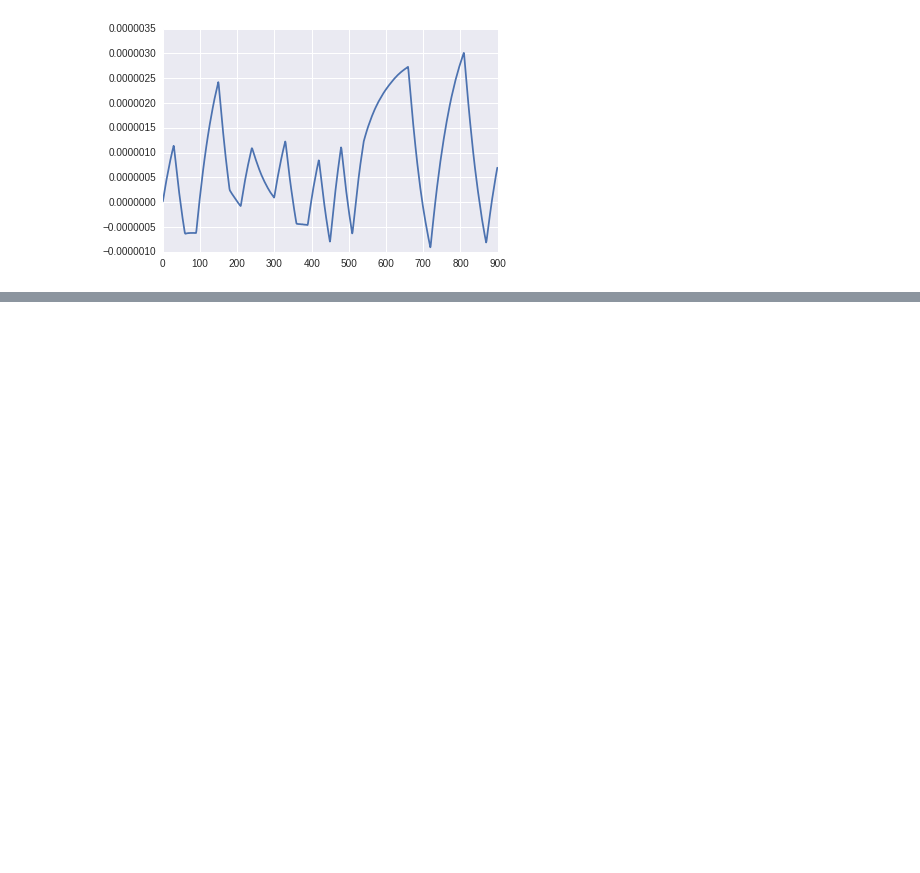
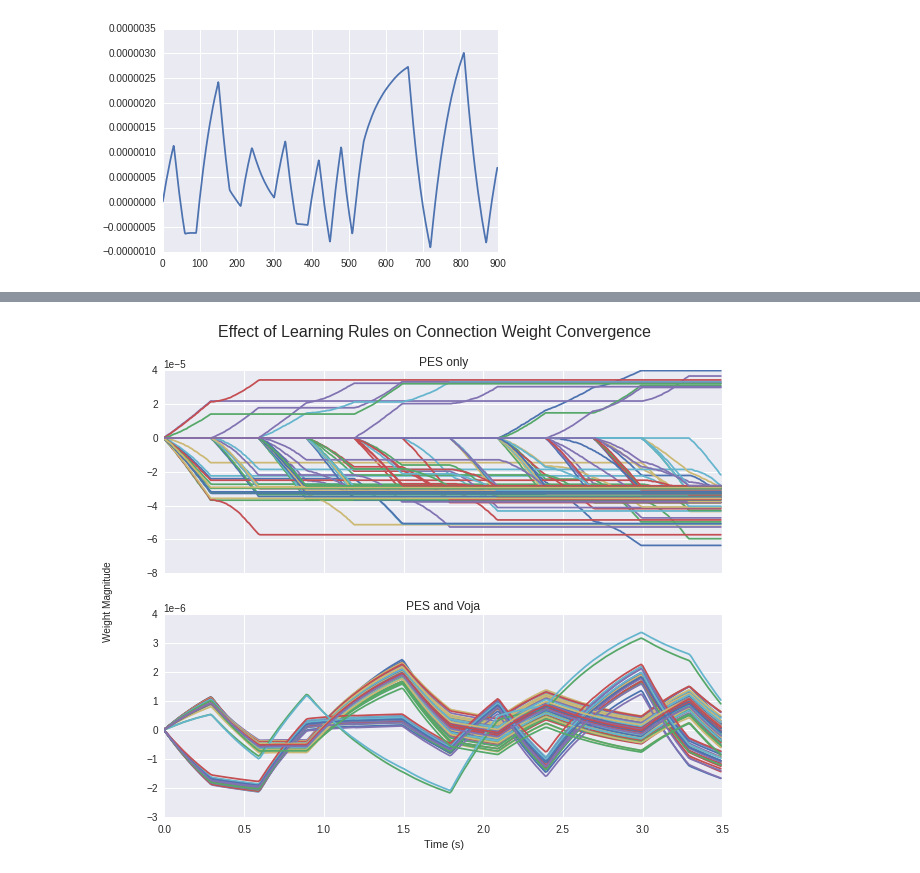
Before and after one commit to Seanny123/counting_to_addition, a Jupyter notebook: learn_fail_fig.ipynb, the cells around one changed output, grey strips where cells are left out. Drawn from its saved outputs; the diff is of its cells as text; code cells hidden in the pictures; blank space fills up the shorter version.

```diff
--- a/learn_fail_fig.ipynb
+++ b/learn_fail_fig.ipynb
@@ -240,0 +246,22 @@ plt.savefig("fail_weights")
+# %%
+ff, (pg, pf) = plt.subplots(2, sharex=True, figsize=(10, 8))
+x_v = np.arange(350) * 0.01
+
+for x, y in zip(g_cord[0][::-1][:stp], g_cord[1][::-1][:stp]):
+        pg.plot(x_v, good_w[:350, x, y])
+
+for x, y in zip(f_cord[0][::-1][:stp], f_cord[1][::-1][:stp]):
+        pf.plot(x_v, fail_w[:350, x, y])
+
+pf.set_xlabel("Time (s)")
+pg.set_title("PES only")
+pf.set_title("PES and Voja")
+
+pf.ticklabel_format(style='sci', axis='y', scilimits=(0,0))
+pg.ticklabel_format(style='sci', axis='y', scilimits=(0,0))
+ff.text(0.04, 0.5, "Weight Magnitude", va='center', rotation='vertical')
+
+ff.suptitle("Effect of Learning Rules on Connection Weight Convergence", fontsize=16)
+ff.savefig("sup_learn.pdf", format="pdf", bbox_inches="tight")
+# %% [output]
+[figure, added]
```
Also changed, not shown: parts of 7 cells of this notebook, 3 other files.
